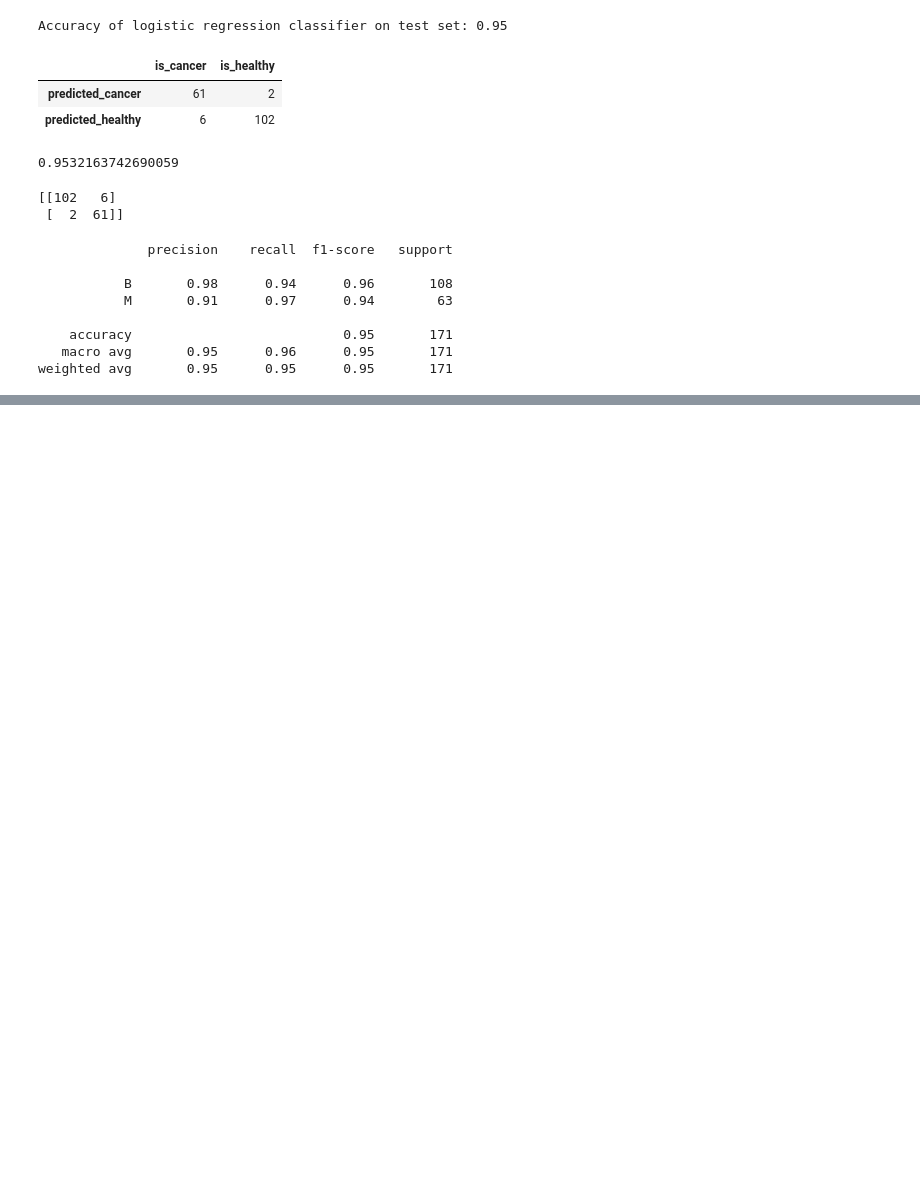
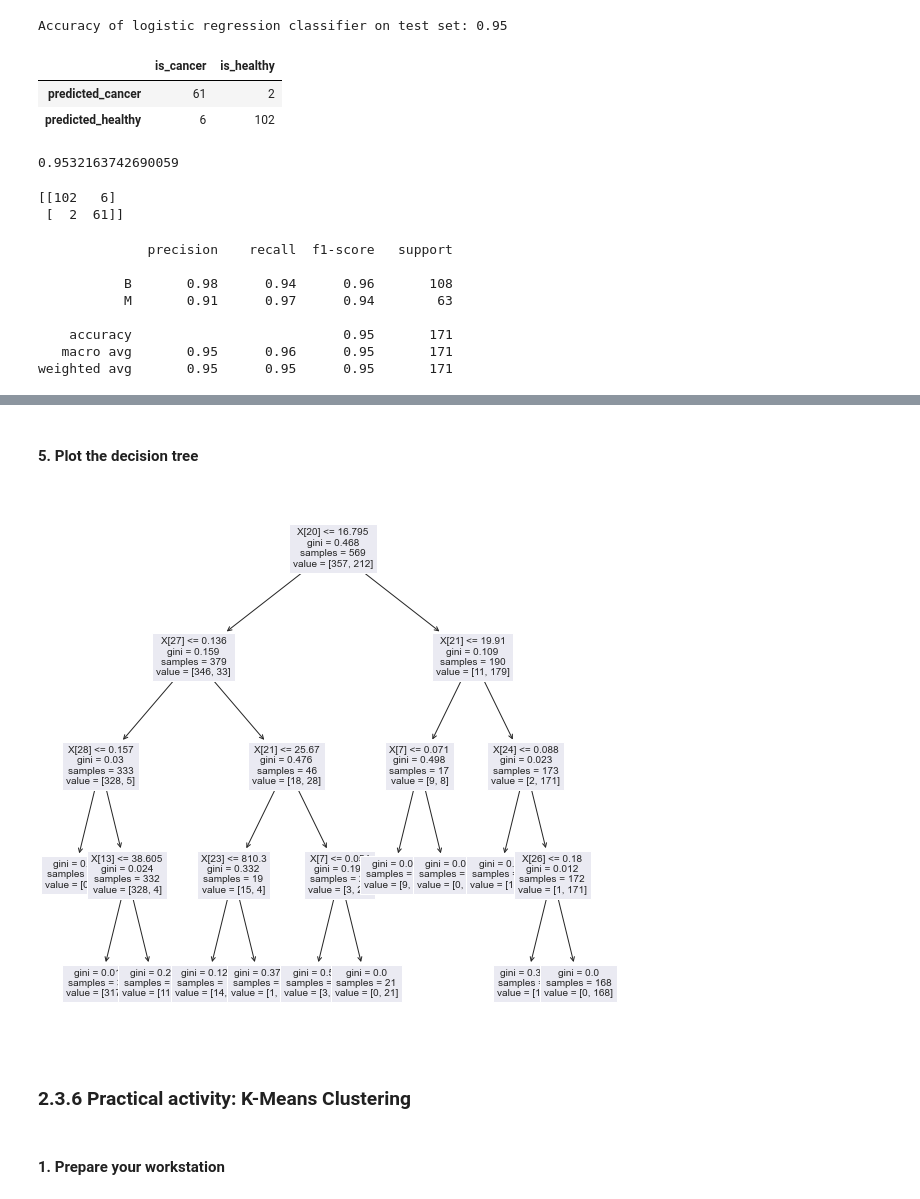
Before and after one commit to JavierConde1976/LSE_DA301_Week_2_Demonstrations, a Jupyter notebook: LSE_DA301_Week_2_Demonstrations.ipynb, the cells around one changed output, grey strips where cells are left out. Cells and saved outputs as stored; diff of their text form; code cells hidden in the pictures; blank space fills up the shorter version.

```diff
--- a/LSE_DA301_Week_2_Demonstrations.ipynb
+++ b/LSE_DA301_Week_2_Demonstrations.ipynb
@@ -2369,0 +2459,20 @@ weighted avg       0.95      0.95      0.95       171
+# %%
+# Set the variables:
+X = df.drop(['diagnosis'], axis = 1)
+y = df['diagnosis']
+
+# Apply SMOTE as the target variable is not balanced.
+os = SMOTE(random_state=0)
+X_train, X_test, y_train, y_test = train_test_split(X, y, test_size=0.3, random_state=0)
+
+# Specify the new data sets.
+os_data_X, os_data_y = os.fit_resample(X_train, y_train)
+
+# Create two DataFrames for X and one for y:
+os_data_X = pd.DataFrame(data = os_data_X, columns = X.columns)
+
+os_data_y = pd.DataFrame(data = os_data_y, columns = ['diagnosis'])
+
+# View DataFrame
+print(os_data_X.head())
+os_data_y.head()
@@ -2369,0 +2510,12 @@ weighted avg       0.95      0.95      0.95       171
+# %%
+# Import necessary package.
+from sklearn.tree import DecisionTreeClassifier
+
+# Create a Decision Tree classifer object.
+dtc = DecisionTreeClassifier(criterion='gini', max_depth=4, random_state=1)
+
+# Train the Decision Tree Classifer.
+dtc = dtc.fit(X, y)
+
+# Predict the response for the test data set.
+y_pred = dtc.predict(X_test)
@@ -2369,0 +2551,19 @@ weighted avg       0.95      0.95      0.95       171
+# %% [markdown]
+#### 5. Plot the decision tree
+# %%
+# Import necessary packages.
+import matplotlib.pyplot as plt
+from sklearn import tree
+
+# Plot the decision tree based on the Gini Index.
+fig, ax = plt.subplots(figsize=(10, 10))
+tree.plot_tree(dtc, fontsize=10)
+
+plt.show()
+#tree.plot_tree(dtc)
+# %% [output]
+[figure, added]
+# %% [markdown]
+### 2.3.6 Practical activity: K-Means Clustering
+# %% [markdown]
+#### 1. Prepare your workstation
```
Also changed, not shown: parts of 50 cells of this notebook.
